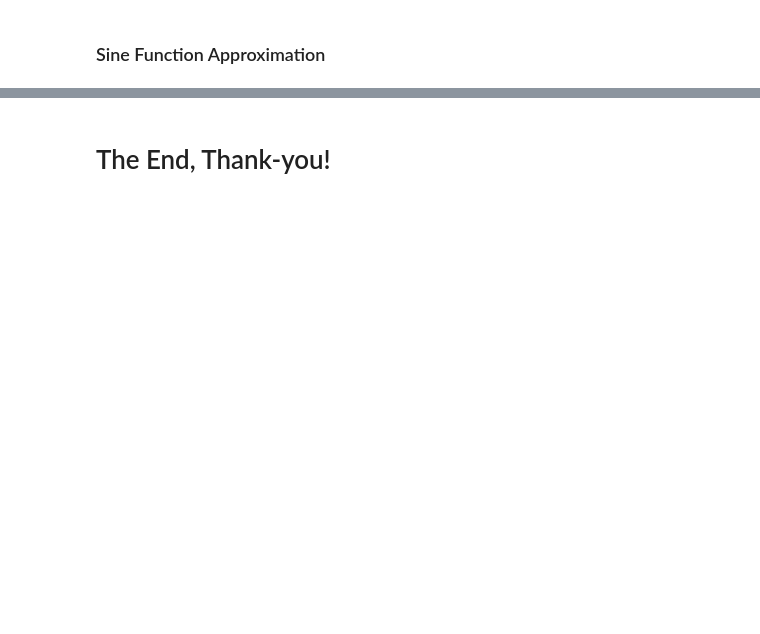
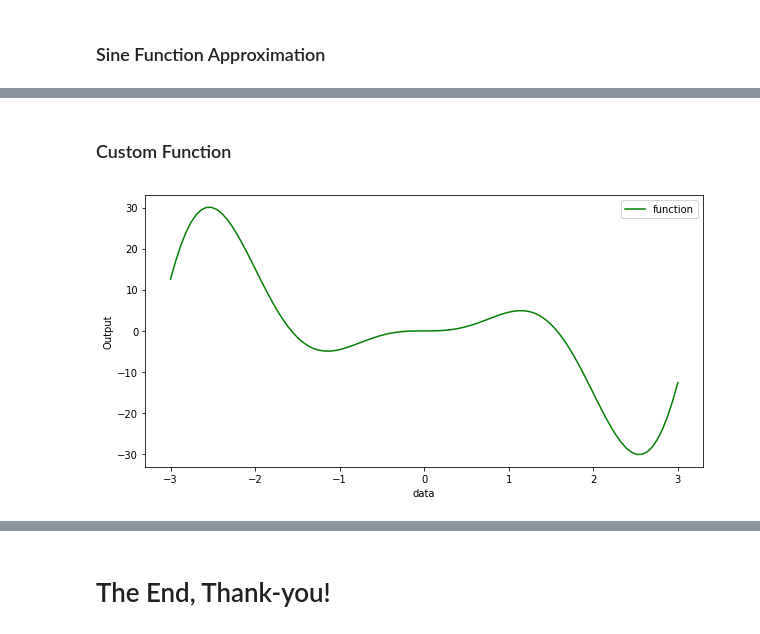
Before and after one commit to pr2tik1/universal-approximation, a Jupyter notebook: nn-approximation.ipynb, the cells around one changed output, grey strips where cells are left out. Saved outputs shown, nothing was run; the diff lists cells and outputs as text; code cells hidden in the pictures; blank space fills up the shorter version.

```diff
--- a/nn-approximation.ipynb
+++ b/nn-approximation.ipynb
@@ -234,0 +231,13 @@ plt.savefig('images/approx_sine.jpeg')
+# %% [markdown]
+### Custom Function
+# %%
+def approximate_function_3(a):
+    return 10*pow(a,2)*math.sin(a)*math.cos(a)
+# %%
+var_3 = []
+for x in data.reshape(-1):
+    var_3.append(approximate_function_3(x))
+# %%
+plot_function(data, var_3)
+# %% [output]
+[figure, added]
```
Also changed, not shown: parts of 11 cells of this notebook.
